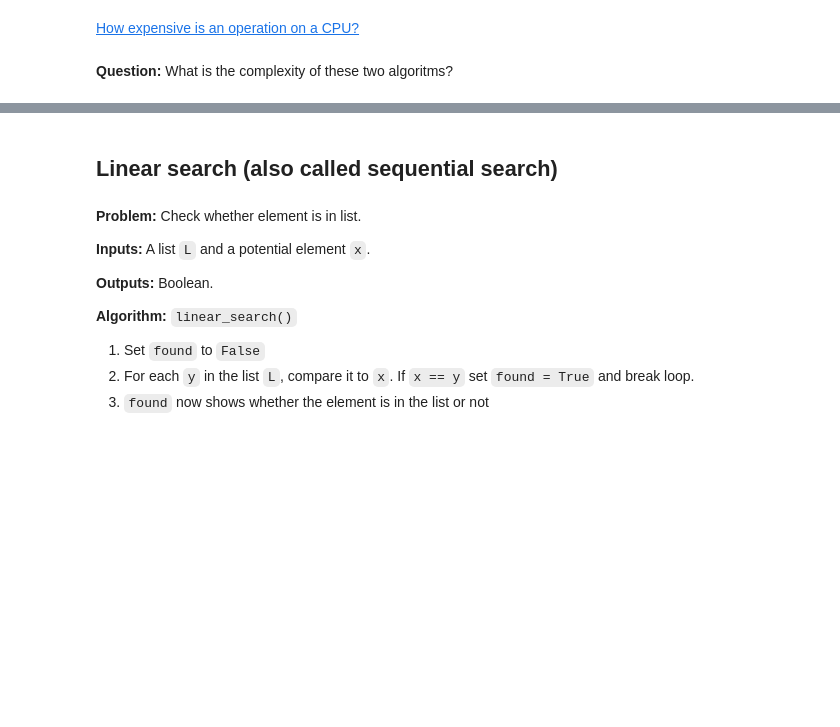
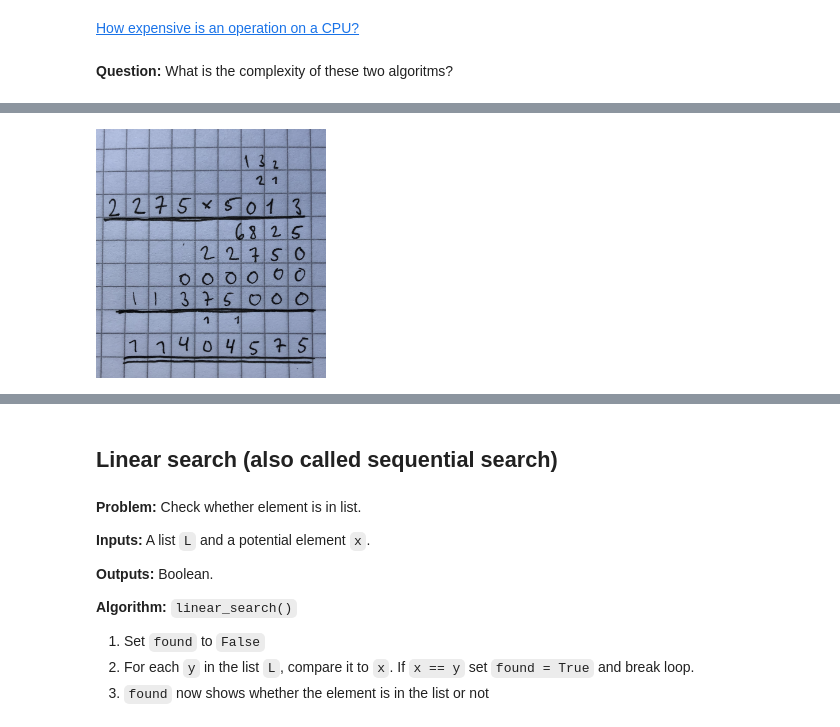
Before and after one commit to NumEconCopenhagen/lectures-2021, a Jupyter notebook: 09/Searching_and_sorting.ipynb, the cells around one changed output, grey strips where cells are left out. Drawn from its saved outputs; the diff is of its cells as text; code cells hidden in the pictures; blank space fills up the shorter version.

```diff
--- a/09/Searching_and_sorting.ipynb
+++ b/09/Searching_and_sorting.ipynb
@@ -147,0 +311,4 @@ def algorithm_b(n):
+# %%
+Image(filename = "ThirdGradeMultiplication.jpg", width = 230, height = 230)
+# %% [output]
+[figure, added]
```
Also changed, not shown: parts of 26 cells of this notebook, 1 other file.
